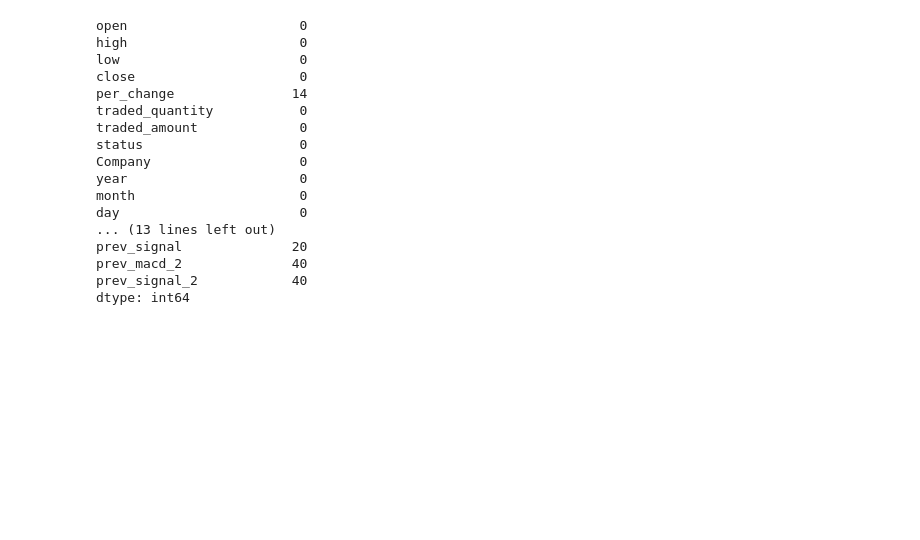
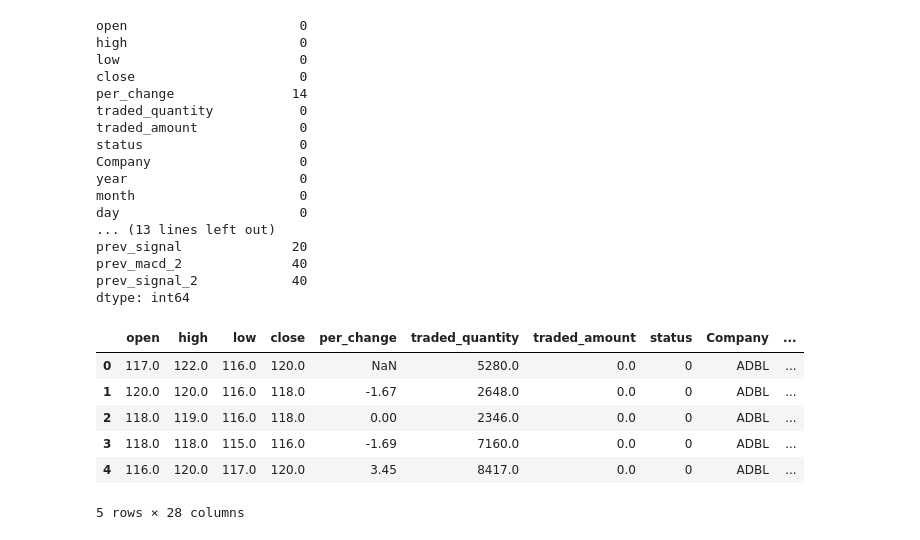
Before and after one commit to AnujThakur-ai/stoke-price, a Jupyter notebook: stoke_price-NEPSE.ipynb, the cells around one changed output. Drawn from its saved outputs; the diff is of its cells as text; code cells hidden in the pictures; blank space fills up the shorter version.

```diff
--- a/stoke_price-NEPSE.ipynb
+++ b/stoke_price-NEPSE.ipynb
@@ -1536,3 +2398,13 @@ dtype: int64
 empty_rows = nepse_copy[nepse_copy.isna().any(axis = 1)]
 # %%
 empty_rows = pd.DataFrame(empty_rows)
+# %%
+empty_rows.head()
+# %% [output]
+|  | open | high | low | close | per_change | traded_quantity | traded_amount | status | Company | ... |
+| 0 | 117.0 | 122.0 | 116.0 | 120.0 | NaN | 5280.0 | 0.0 | 0 | ADBL | ... |
+| 1 | 120.0 | 120.0 | 116.0 | 118.0 | -1.67 | 2648.0 | 0.0 | 0 | ADBL | ... |
+| 2 | 118.0 | 119.0 | 116.0 | 118.0 | 0.00 | 2346.0 | 0.0 | 0 | ADBL | ... |
+| 3 | 118.0 | 118.0 | 115.0 | 116.0 | -1.69 | 7160.0 | 0.0 | 0 | ADBL | ... |
+| 4 | 116.0 | 120.0 | 117.0 | 120.0 | 3.45 | 8417.0 | 0.0 | 0 | ADBL | ... |
+5 rows × 28 columns
```
Also changed, not shown: parts of 7 cells of this notebook, 5 other files.
